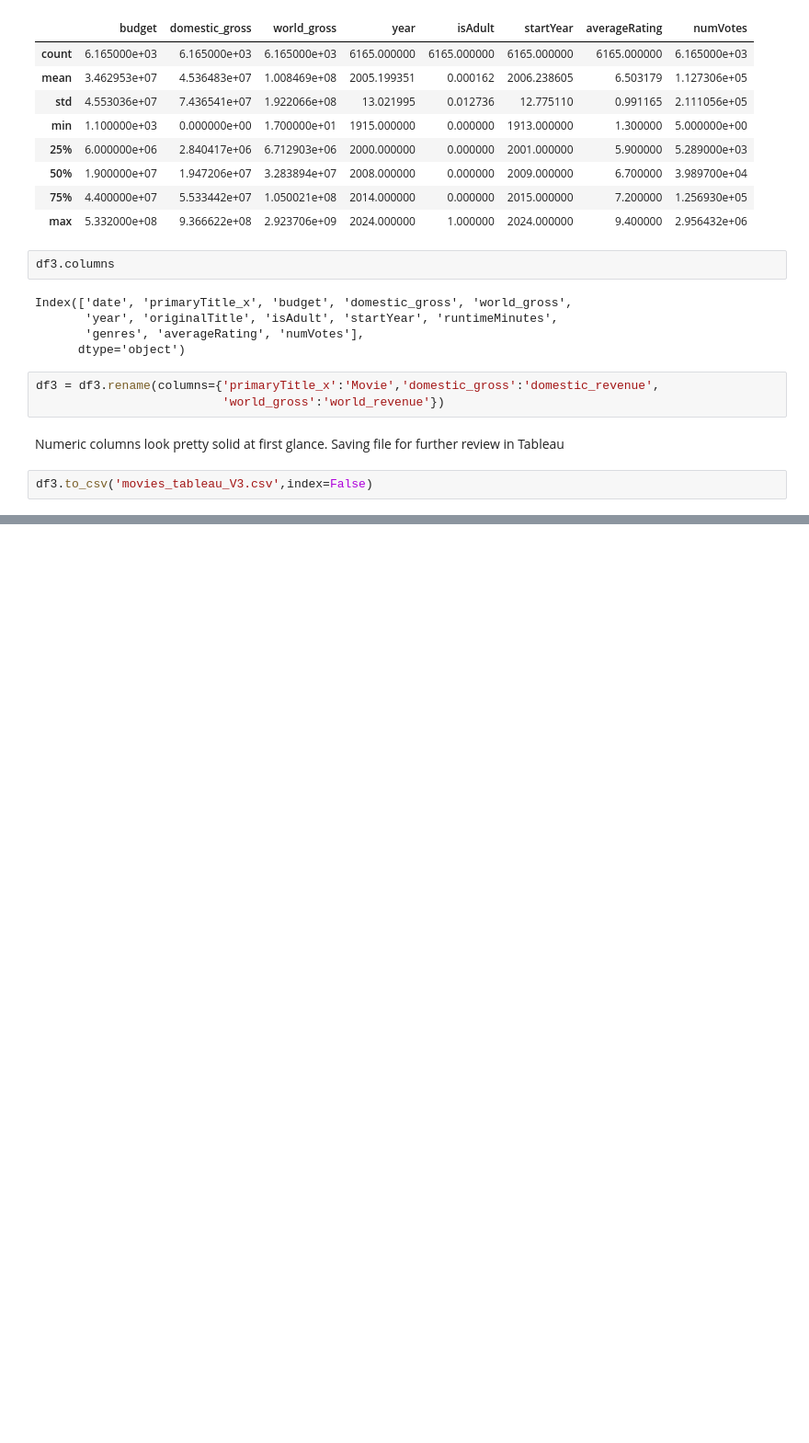
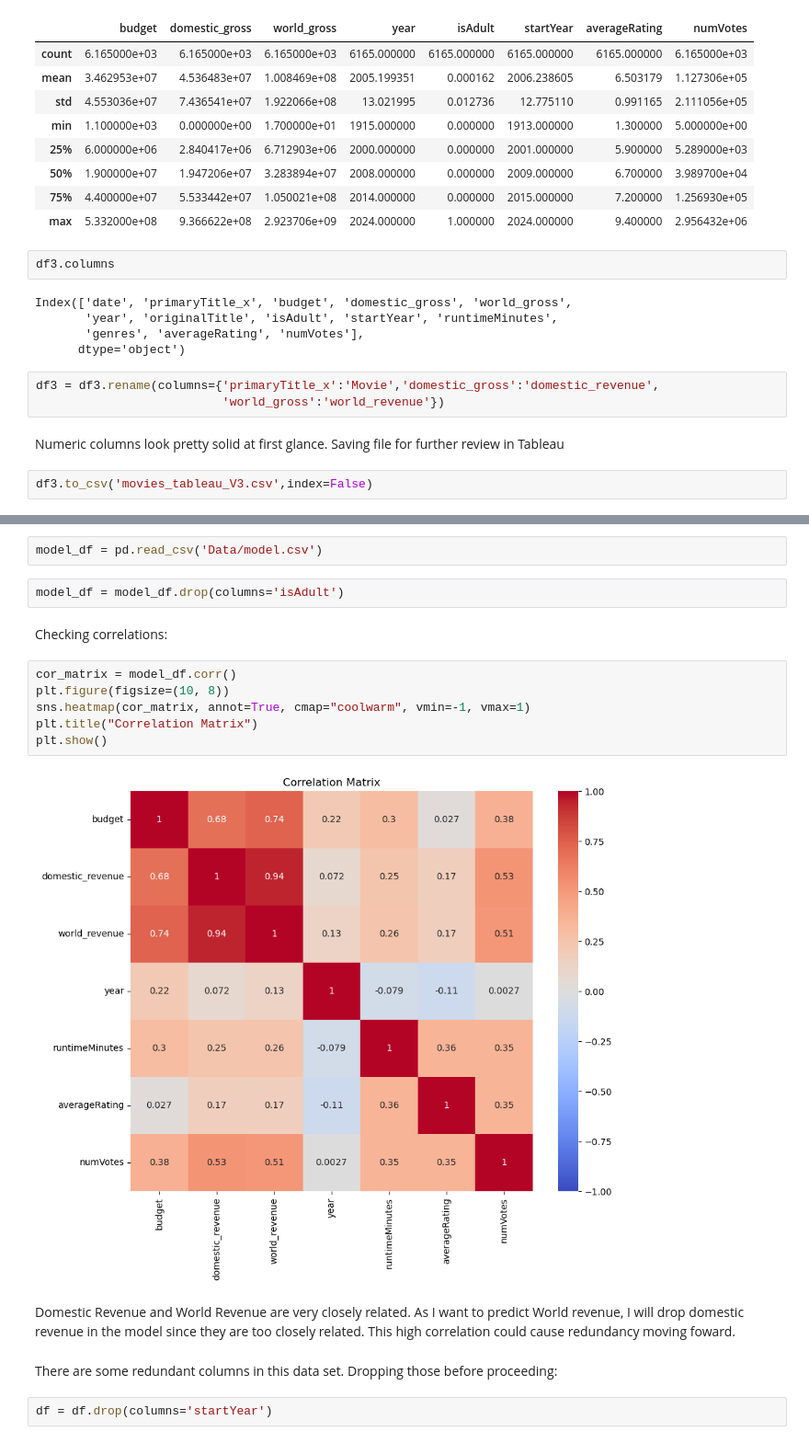
Before and after one commit to ParkerHar/Popular-Movie-Analysis, a Jupyter notebook: NoteBooks/movie_eda.ipynb, the cells around one changed output, grey strips where cells are left out. Shown: that part at 92% size. Drawn from its saved outputs; the diff is of its cells as text; blank space fills up the shorter version.

```diff
--- a/NoteBooks/movie_eda.ipynb
+++ b/NoteBooks/movie_eda.ipynb
@@ -191,0 +238,20 @@ df3.to_csv('movies_tableau_V3.csv',index=False)
+# %%
+model_df = pd.read_csv('Data/model.csv')
+# %%
+model_df = model_df.drop(columns='isAdult')
+# %% [markdown]
+Checking correlations:
+# %%
+cor_matrix = model_df.corr()
+plt.figure(figsize=(10, 8))
+sns.heatmap(cor_matrix, annot=True, cmap="coolwarm", vmin=-1, vmax=1)
+plt.title("Correlation Matrix")
+plt.show()
+# %% [output]
+[figure, added]
+# %% [markdown]
+Domestic Revenue and World Revenue are very closely related. As I want to predict World revenue, I will drop domestic revenue in the model since they are too closely related. This high correlation could cause redundancy moving foward.
+# %% [markdown]
+There are some redundant columns in this data set. Dropping those before proceeding:
+# %%
+df = df.drop(columns='startYear')
```
Also changed, not shown: parts of 11 cells of this notebook, 2 other files.
